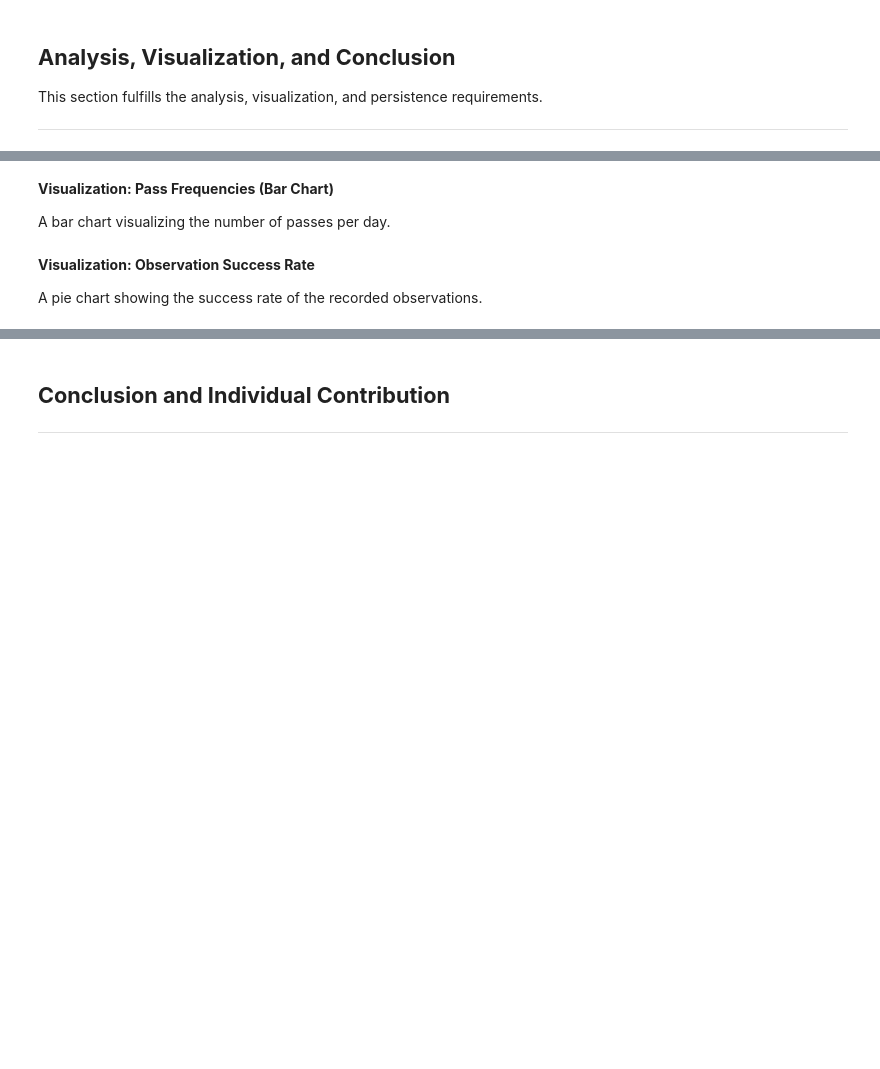
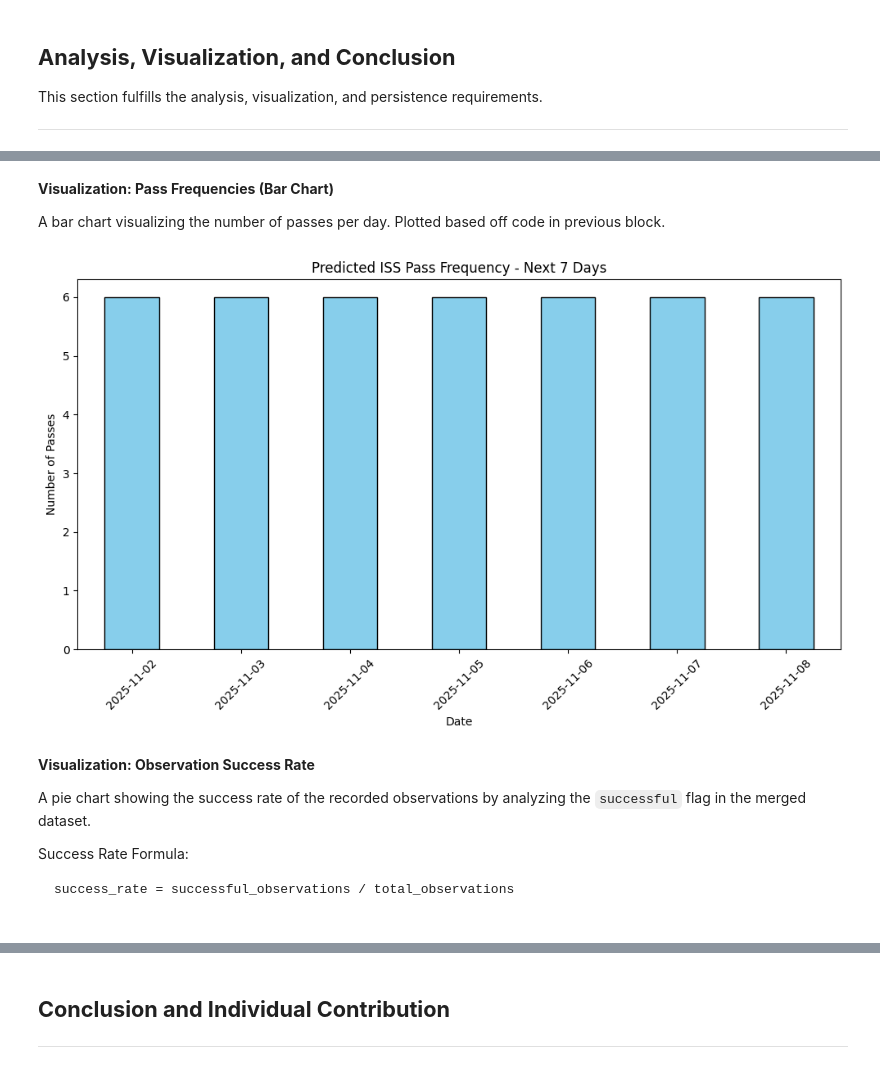
Before and after one commit to vivianwang15637/astron_1221_proj_2, a Jupyter notebook: main.ipynb, the cells around one changed output, grey strips where cells are left out. Drawn from its saved outputs; the diff is of its cells as text; code cells hidden in the pictures; blank space fills up the shorter version.

````diff
--- a/main.ipynb
+++ b/main.ipynb
@@ -228,7 +229,7 @@ TLE (Two-Line Element) data is a standardized format that contains all the infor
 # %%
 # Step 1: Set up the URL for downloading TLE data
 # Celestrak provides free, regularly-updated TLE data for all satellites
-tle_url = "https://celestrak.org/NORAD/elements/stations.txt"
+tle_url = "https://celestrak.org/NORAD/elements/gp.php?CATNR=25544"
 print("Downloading ISS TLE data from Celestrak...")
 print(f"Source: {tle_url}")
 print()
@@ -475,8 +476,9 @@ Now we'll convert our list of passes into a Pandas DataFrame. This makes it easy
 
 We'll create a DataFrame with all the pass information, then filter for passes above 30° altitude (easiest to see).
 # %%
-# Convert list of passes to a DataFrame
+# Convert list of passes to a DataFrame, Add pass_ID to each for comparison to actual passes later
 predictions_df = pd.DataFrame(all_passes)
+predictions_df['pass_id'] = range(1, len(predictions_df) + 1)
 
 # Display basic info about our DataFrame
 print("Pass Predictions DataFrame:")
@@ -487,6 +489,7 @@ print(predictions_df.head())
 print("\n" + "="*50)
 print("DataFrame Info:")
 print(predictions_df.info())
+print(predictions_df)
 print("="*50)
 # %% [output]
 Pass Predictions DataFrame:
@@ -560,0 +667,12 @@ We analyze the frequency of passes over the next 7 days, which is a key requirem
+# %%
+# Analyze pass frequency per day
+
+# Extract date from rise_time and count passes per day
+daily_passes = predictions_df['rise_time'].dt.date.value_counts().sort_index()
+
+print("Passes per day:")
+for date, count in daily_passes.items():
+    print(f"  {date}: {count} passes")
+
+print(f"\nTotal passes in {len(daily_passes)} days: {len(predictions_df)}")
+print(f"Average passes per day: {len(predictions_df)/len(daily_passes):.1f}")
@@ -561,8 +691,24 @@ We analyze the frequency of passes over the next 7 days, which is a key requirem
 # %% [markdown]
 **Visualization: Pass Frequencies (Bar Chart)**
 
-A bar chart visualizing the number of passes per day.
+A bar chart visualizing the number of passes per day. Plotted based off code in previous block.
+# %%
+# Create bar chart for previous block
+plt.figure(figsize=(10, 6))
+daily_passes.plot(kind='bar', color='skyblue', edgecolor='black')
+plt.title('Predicted ISS Pass Frequency - Next 7 Days')
+plt.xlabel('Date')
+plt.ylabel('Number of Passes')
+plt.xticks(rotation=45)
+plt.tight_layout()
+plt.show()
+# %% [output]
+[figure, added]
 # %% [markdown]
 **Visualization: Observation Success Rate**
 
-A pie chart showing the success rate of the recorded observations.
+A pie chart showing the success rate of the recorded observations by analyzing the `successful` flag in the merged dataset.
+
+Success Rate Formula:
+```python
+success_rate = successful_observations / total_observations
````
Also changed, not shown: parts of 18 cells of this notebook, 3 other files.
